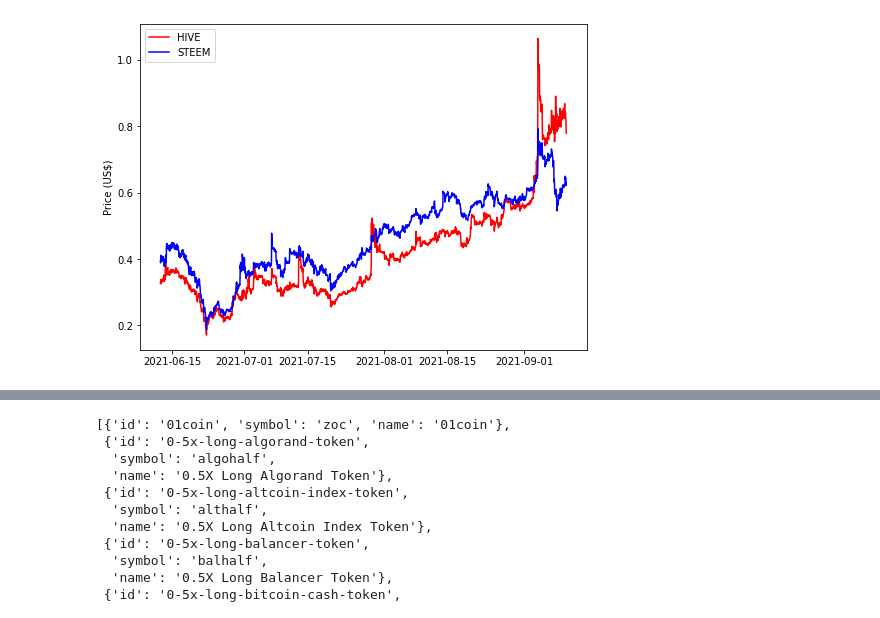
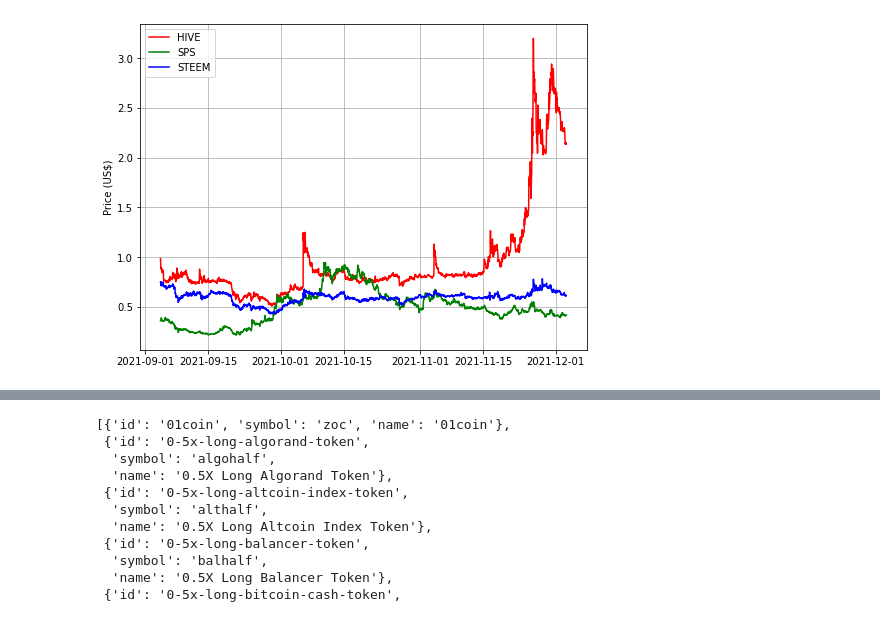
Before and after one commit to steevc/hivescripts, a Jupyter notebook: coingecko.ipynb, the cells around one changed output, grey strips where cells are left out. Cells and saved outputs as stored; diff of their text form; code cells hidden in the pictures.

```diff
--- a/coingecko.ipynb
+++ b/coingecko.ipynb
@@ -17,14 +17,19 @@ cg.get_price(ids='hive,steem',vs_currencies='usd,btc',include_market_cap='true')
 # %%
-hivemc = cg.get_coin_market_chart_by_id(id='hive', vs_currency='usd', days=90)
-steemmc = cg.get_coin_market_chart_by_id(id='steem', vs_currency='usd', days=90)
+days = 90
+hivemc = cg.get_coin_market_chart_by_id(id='hive', vs_currency='usd', days=days)
+steemmc = cg.get_coin_market_chart_by_id(id='steem', vs_currency='usd', days=days)
+spsmc = cg.get_coin_market_chart_by_id(id='splinterlands', vs_currency='usd', days=days)
 # %%
 fig, ax = plt.subplots()
 fig.set_size_inches(8,6)
 ax.plot([datetime.utcfromtimestamp(x[0]/1000) for x in hivemc['prices']],
         [x[1] for x in  hivemc['prices']], label='HIVE', color='red')
+ax.plot([datetime.utcfromtimestamp(x[0]/1000) for x in spsmc['prices']],
+        [x[1] for x in  spsmc['prices']], label='SPS', color='green')
 ax.plot([datetime.utcfromtimestamp(x[0]/1000) for x in steemmc['prices']],
         [x[1] for x in  steemmc['prices']], label='STEEM', color='blue')
 ax.set_ylabel('Price (US$)')
+ax.grid()
 ax.legend();
 # %% [output]
-[figure, old version]
+[figure, new version]
```
Also changed, not shown: parts of 3 cells of this notebook, 3 other files.
